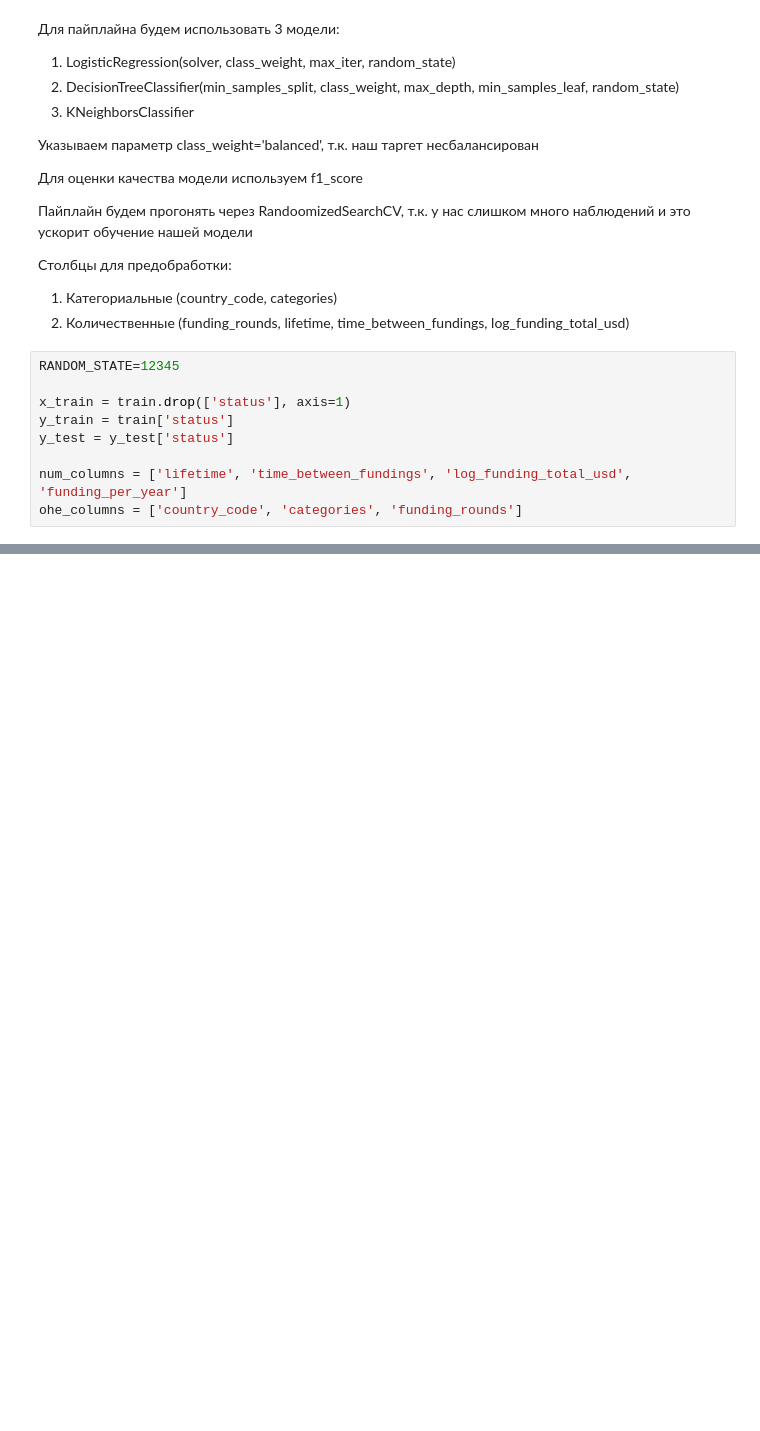
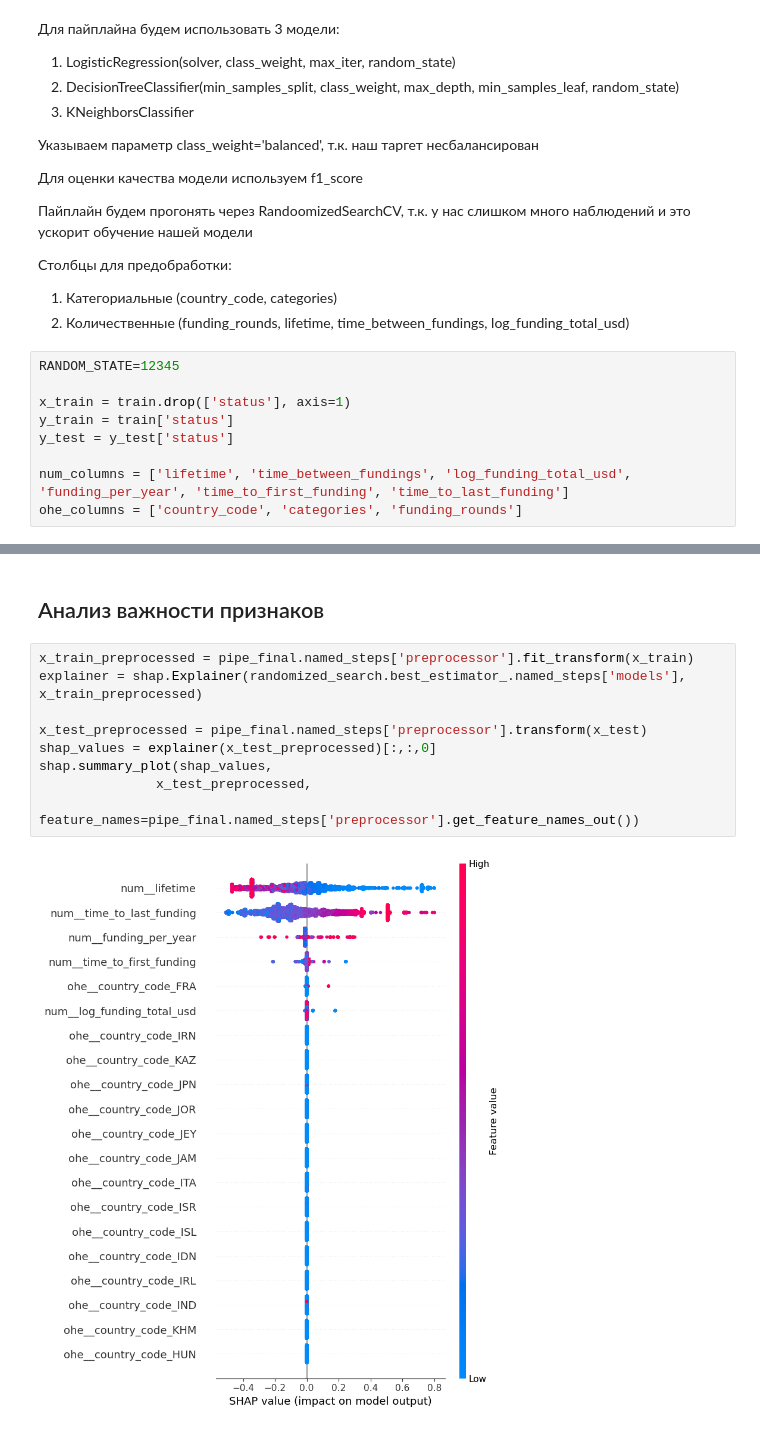
Before and after one commit to disortinsmgh/startup_project, a Jupyter notebook: startup_project.ipynb, the cells around one changed output, grey strips where cells are left out. Cells and saved outputs as stored; diff of their text form; blank space fills up the shorter version.

```diff
--- a/startup_project.ipynb
+++ b/startup_project.ipynb
@@ -1283,5 +1301,5 @@ x_train = train.drop(['status'], axis=1)
 y_train = train['status']
 y_test = y_test['status']
 
-num_columns = ['lifetime', 'time_between_fundings', 'log_funding_total_usd', 'funding_per_year']
+num_columns = ['lifetime', 'time_between_fundings', 'log_funding_total_usd', 'funding_per_year', 'time_to_first_funding', 'time_to_last_funding']
 ohe_columns = ['country_code', 'categories', 'funding_rounds']
@@ -1401,0 +1428,13 @@ print('Метрика f1 на тестовой выборке:\n', f1_score(y_te
+# %% [markdown]
+## Анализ важности признаков
+# %%
+x_train_preprocessed = pipe_final.named_steps['preprocessor'].fit_transform(x_train)
+explainer = shap.Explainer(randomized_search.best_estimator_.named_steps['models'], x_train_preprocessed)
+
+x_test_preprocessed = pipe_final.named_steps['preprocessor'].transform(x_test)
+shap_values = explainer(x_test_preprocessed)[:,:,0]
+shap.summary_plot(shap_values,
+               x_test_preprocessed,
+               feature_names=pipe_final.named_steps['preprocessor'].get_feature_names_out())
+# %% [output]
+[figure, added]
```
Also changed, not shown: parts of 38 cells of this notebook.
